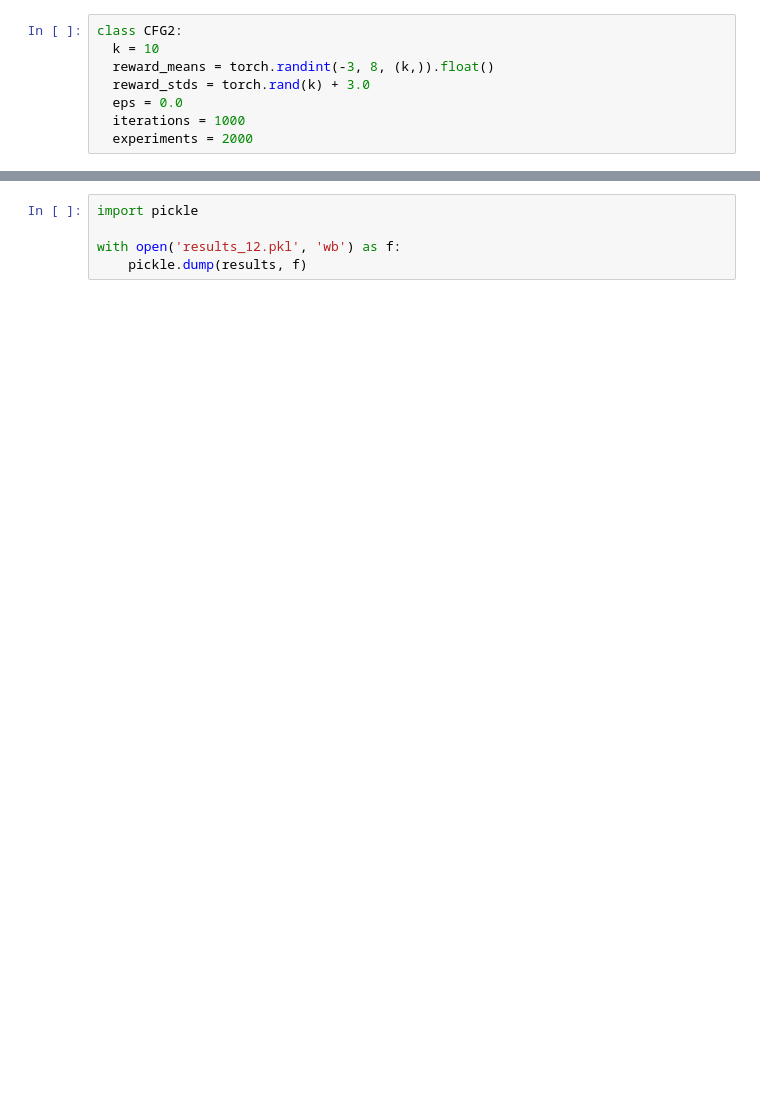
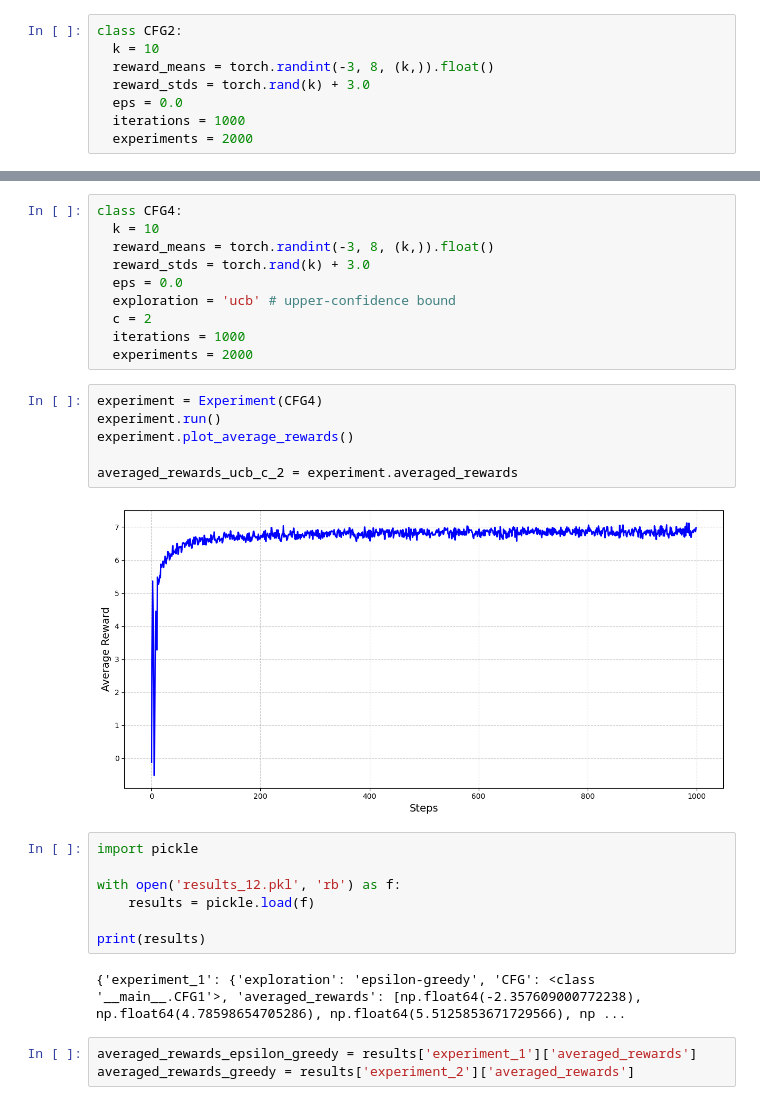
Before and after one commit to bhargav-borah/reinforcement-learning-book-implementation-exercises, a Jupyter notebook: chapter-2-multi-armed-bandits/implementation-notebook.ipynb, the cells around one changed output, grey strips where cells are left out. Saved outputs shown, nothing was run; the diff lists cells and outputs as text; blank space fills up the shorter version.

```diff
--- a/chapter-2-multi-armed-bandits/implementation-notebook.ipynb
+++ b/chapter-2-multi-armed-bandits/implementation-notebook.ipynb
@@ -178,5 +157,30 @@ results
+# %%
+class CFG4:
+  k = 10
+  reward_means = torch.randint(-3, 8, (k,)).float()
+  reward_stds = torch.rand(k) + 3.0
+  eps = 0.0
+  exploration = 'ucb' # upper-confidence bound
+  c = 2
+  iterations = 1000
+  experiments = 2000
+# %%
+experiment = Experiment(CFG4)
+experiment.run()
+experiment.plot_average_rewards()
+
+averaged_rewards_ucb_c_2 = experiment.averaged_rewards
+# %% [output]
+[figure, added]
 # %%
 import pickle
 
-with open('results_12.pkl', 'wb') as f:
-    pickle.dump(results, f)
+with open('results_12.pkl', 'rb') as f:
+    results = pickle.load(f)
+
+print(results)
+# %% [output]
+{'experiment_1': {'exploration': 'epsilon-greedy', 'CFG': <class '__main__.CFG1'>, 'averaged_rewards': [np.float64(-2.357609000772238), np.float64(4.78598654705286), np.float64(5.5125853671729566), np ...
+# %%
+averaged_rewards_epsilon_greedy = results['experiment_1']['averaged_rewards']
+averaged_rewards_greedy = results['experiment_2']['averaged_rewards']
```
Also changed, not shown: parts of 12 cells of this notebook.
